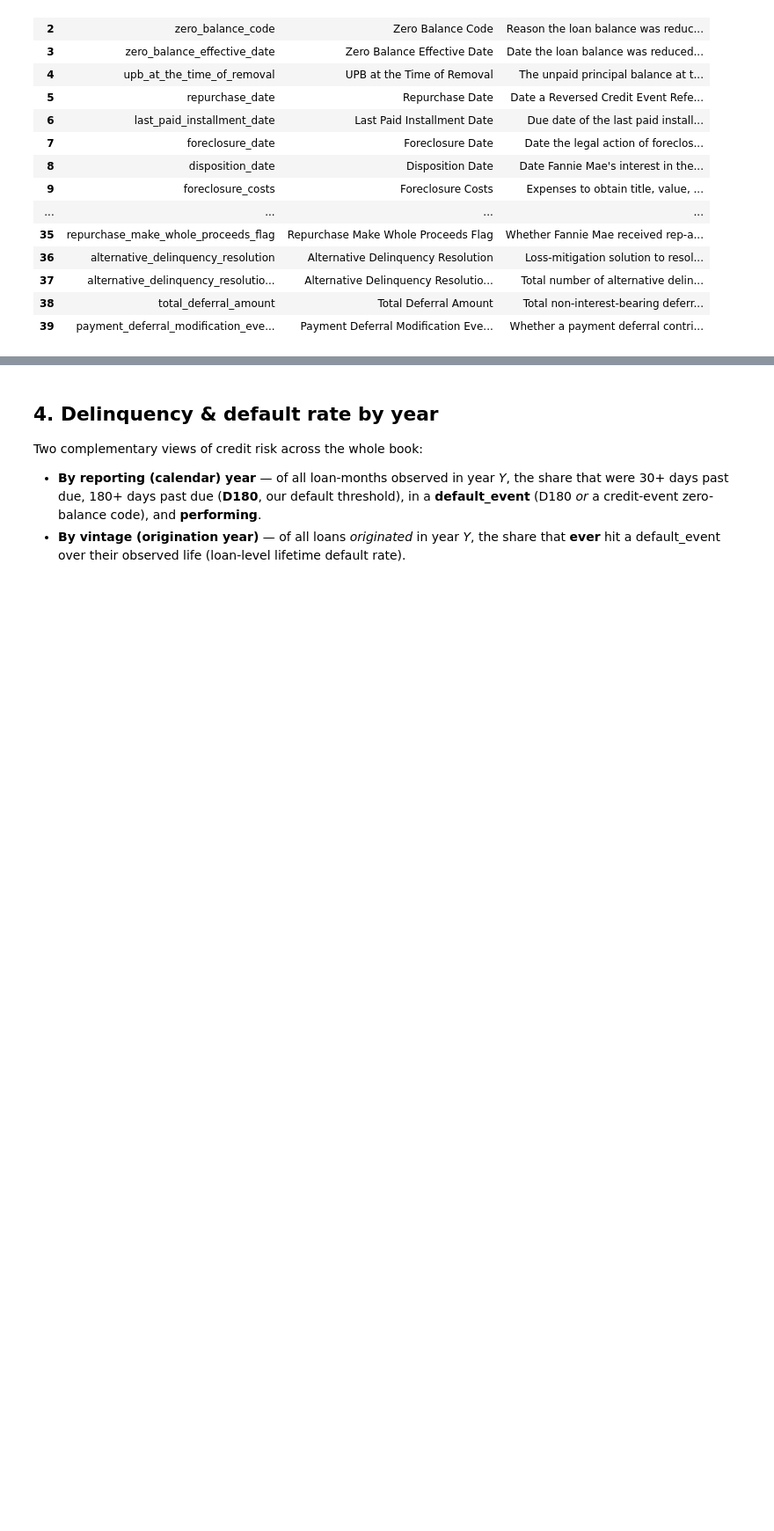
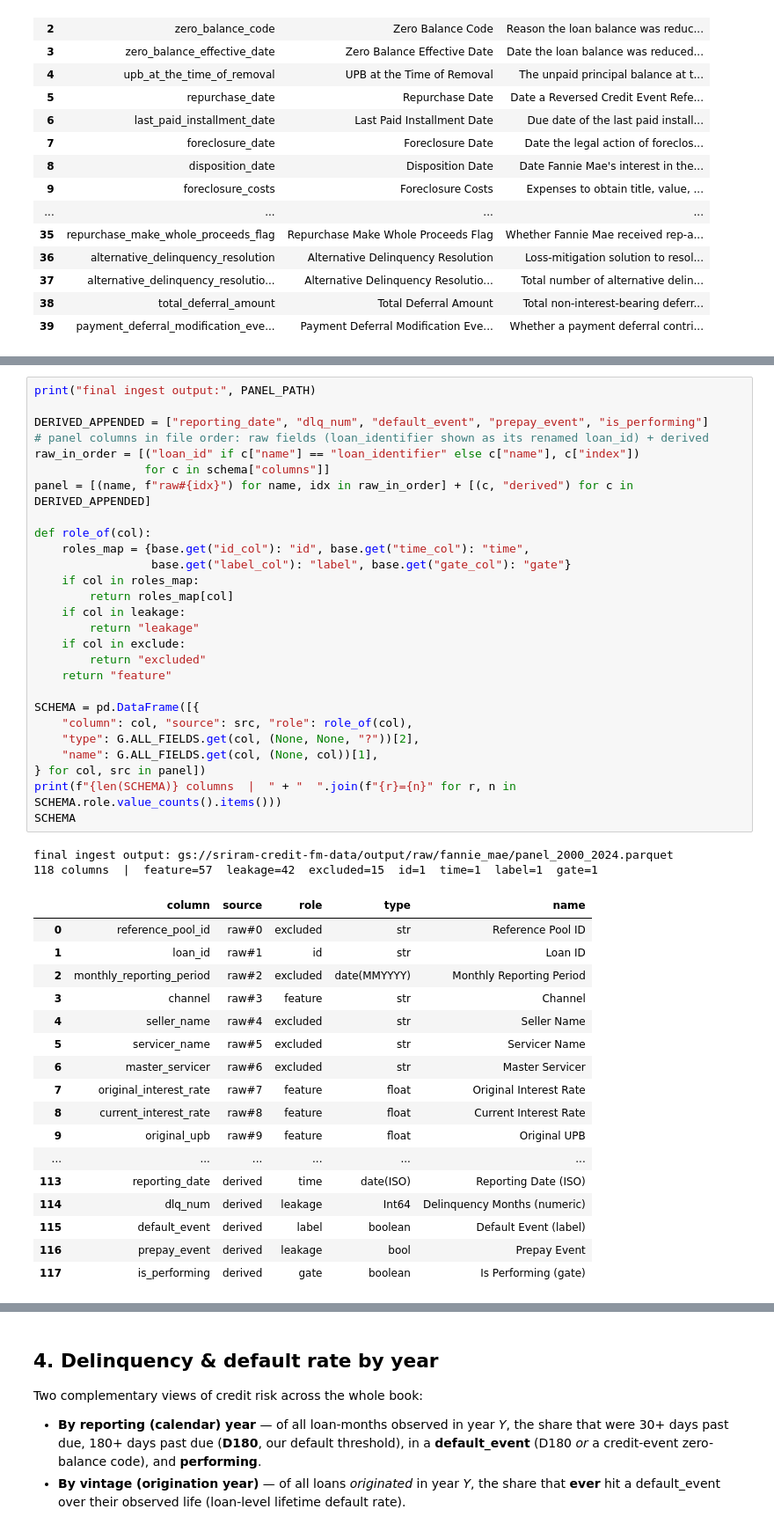
Before and after one commit to sriramarun/credit-foundation-model, a Jupyter notebook: notebooks/06_fannie_data_bible.ipynb, the cells around one changed output, grey strips where cells are left out. Shown at 88% size. Saved outputs shown, nothing was run; the diff lists cells and outputs as text; blank space fills up the shorter version.

```diff
--- a/notebooks/06_fannie_data_bible.ipynb
+++ b/notebooks/06_fannie_data_bible.ipynb
@@ -235,0 +344,47 @@ pd.DataFrame([{"column": c, "name": G.ALL_FIELDS[c][1], "why": G.ALL_FIELDS[c][3
+# %%
+print("final ingest output:", PANEL_PATH)
+
+DERIVED_APPENDED = ["reporting_date", "dlq_num", "default_event", "prepay_event", "is_performing"]
+# panel columns in file order: raw fields (loan_identifier shown as its renamed loan_id) + derived
+raw_in_order = [("loan_id" if c["name"] == "loan_identifier" else c["name"], c["index"])
+                for c in schema["columns"]]
+panel = [(name, f"raw#{idx}") for name, idx in raw_in_order] + [(c, "derived") for c in DERIVED_APPENDED]
+
+def role_of(col):
+    roles_map = {base.get("id_col"): "id", base.get("time_col"): "time",
+                 base.get("label_col"): "label", base.get("gate_col"): "gate"}
+    if col in roles_map:
+        return roles_map[col]
+    if col in leakage:
+        return "leakage"
+    if col in exclude:
+        return "excluded"
+    return "feature"
+
+SCHEMA = pd.DataFrame([{
+    "column": col, "source": src, "role": role_of(col),
+    "type": G.ALL_FIELDS.get(col, (None, None, "?"))[2],
+    "name": G.ALL_FIELDS.get(col, (None, col))[1],
+} for col, src in panel])
+print(f"{len(SCHEMA)} columns  |  " + "  ".join(f"{r}={n}" for r, n in SCHEMA.role.value_counts().items()))
+SCHEMA
+# %% [output]
+final ingest output: gs://sriram-credit-fm-data/output/raw/fannie_mae/panel_2000_2024.parquet
+118 columns  |  feature=57  leakage=42  excluded=15  id=1  time=1  label=1  gate=1
+|  | column | source | role | type | name |
+| 0 | reference_pool_id | raw#0 | excluded | str | Reference Pool ID |
+| 1 | loan_id | raw#1 | id | str | Loan ID |
+| 2 | monthly_reporting_period | raw#2 | excluded | date(MMYYYY) | Monthly Reporting Period |
+| 3 | channel | raw#3 | feature | str | Channel |
+| 4 | seller_name | raw#4 | excluded | str | Seller Name |
+| 5 | servicer_name | raw#5 | excluded | str | Servicer Name |
+| 6 | master_servicer | raw#6 | excluded | str | Master Servicer |
+| 7 | original_interest_rate | raw#7 | feature | float | Original Interest Rate |
+| 8 | current_interest_rate | raw#8 | feature | float | Current Interest Rate |
+| 9 | original_upb | raw#9 | feature | float | Original UPB |
+| ... | ... | ... | ... | ... | ... |
+| 113 | reporting_date | derived | time | date(ISO) | Reporting Date (ISO) |
+| 114 | dlq_num | derived | leakage | Int64 | Delinquency Months (numeric) |
+| 115 | default_event | derived | label | boolean | Default Event (label) |
+| 116 | prepay_event | derived | leakage | bool | Prepay Event |
+| 117 | is_performing | derived | gate | boolean | Is Performing (gate) |
```
Also changed, not shown: parts of 20 cells of this notebook, 1 other file.
